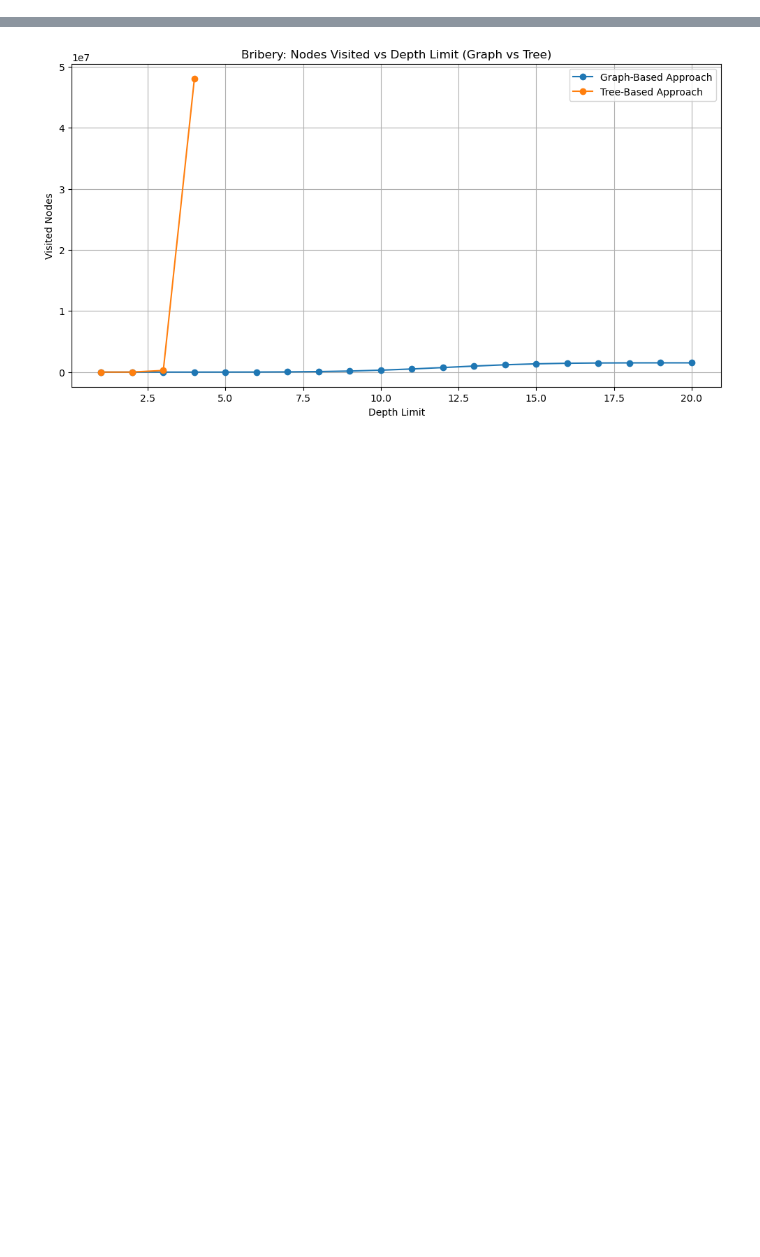
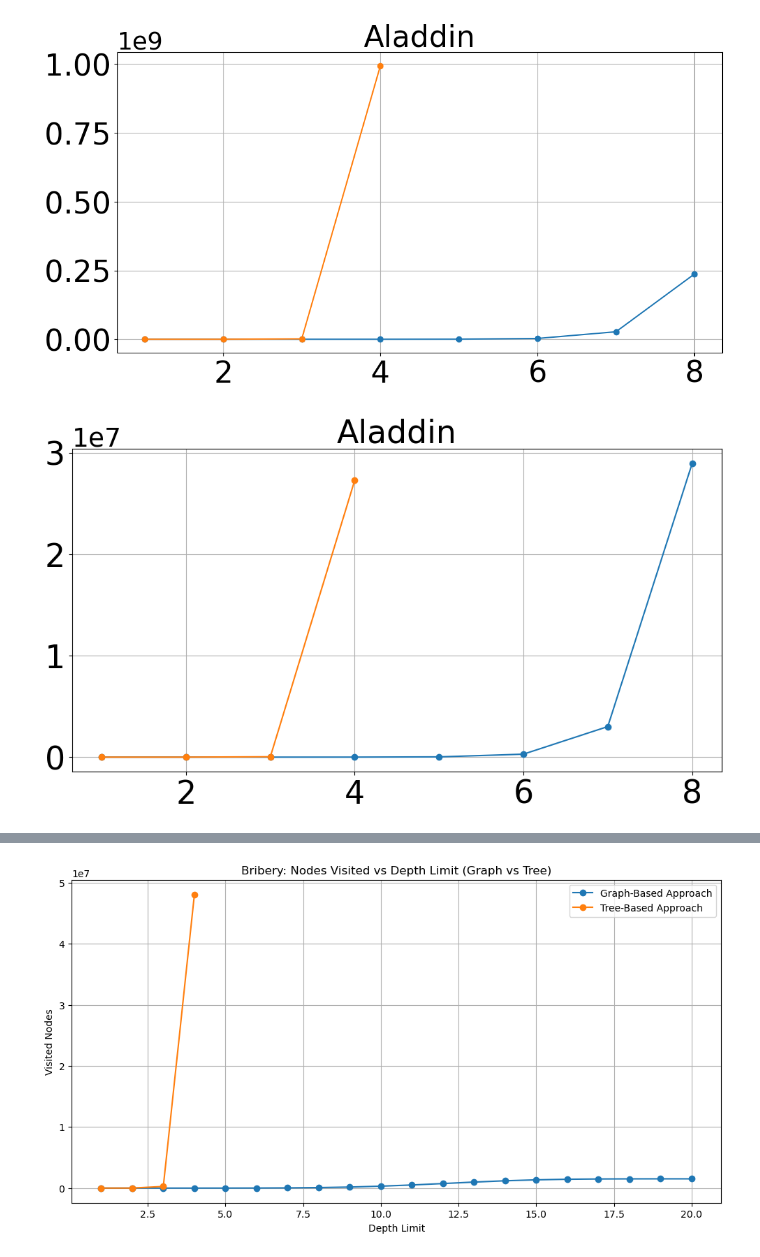
Before and after one commit to sgware/sabre-tree-vs-graph, a Jupyter notebook: jupyter/sabreGraphs.ipynb, the cells around one changed output, grey strips where cells are left out. Drawn from its saved outputs; the diff is of its cells as text; code cells hidden in the pictures; blank space fills up the shorter version.

```diff
--- a/jupyter/sabreGraphs.ipynb
+++ b/jupyter/sabreGraphs.ipynb
@@ -0,0 +1,36 @@
+# %%
+import pandas as pd
+import matplotlib.pyplot as plt
+import matplotlib.ticker as mticker
+
+# Load the CSV files
+graph_df = pd.read_csv('aladdinGraphTest.csv')
+tree_df = pd.read_csv('aladdinTreeTest.csv')
+
+# Correct the column name in the tree DataFrame
+tree_df.rename(columns={"Visided Nodes": "Visited Nodes"}, inplace=True)
+
+# Plot Nodes Visited vs Depth Limit
+plt.figure(figsize=(12, 6))
+plt.plot(graph_df["Depth Limit"], graph_df["Visited Nodes"], marker="o")
+plt.plot(tree_df["Depth Limit"], tree_df["Visited Nodes"], marker="o")
+plt.title("Aladdin", fontsize=33)
+plt.tick_params(axis='both', which='major', labelsize=33)
+ax = plt.gca()
+ax.yaxis.get_offset_text().set_size(27)
+plt.grid(True)
+plt.show()
+
+# Plot Time Taken (ms) vs Depth Limit
+plt.figure(figsize=(12, 6))
+plt.plot(graph_df["Depth Limit"], graph_df["Time Taken (ms)"], marker="o")
+plt.plot(tree_df["Depth Limit"], tree_df["Time Taken (ms)"], marker="o")
+plt.title("Aladdin", fontsize=33)
+plt.tick_params(axis='both', which='major', labelsize=33)
+ax = plt.gca()
+ax.yaxis.get_offset_text().set_size(27)
+plt.grid(True)
+plt.show()
+# %% [output]
+[figure, added]
+[figure, added]
```
Also changed, not shown: parts of 13 cells of this notebook.
